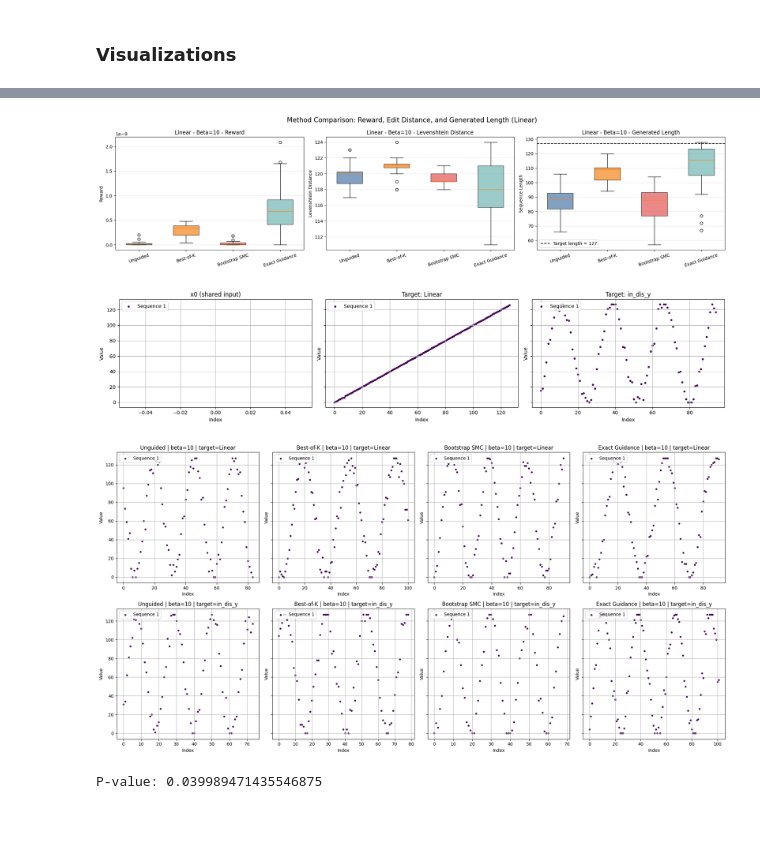
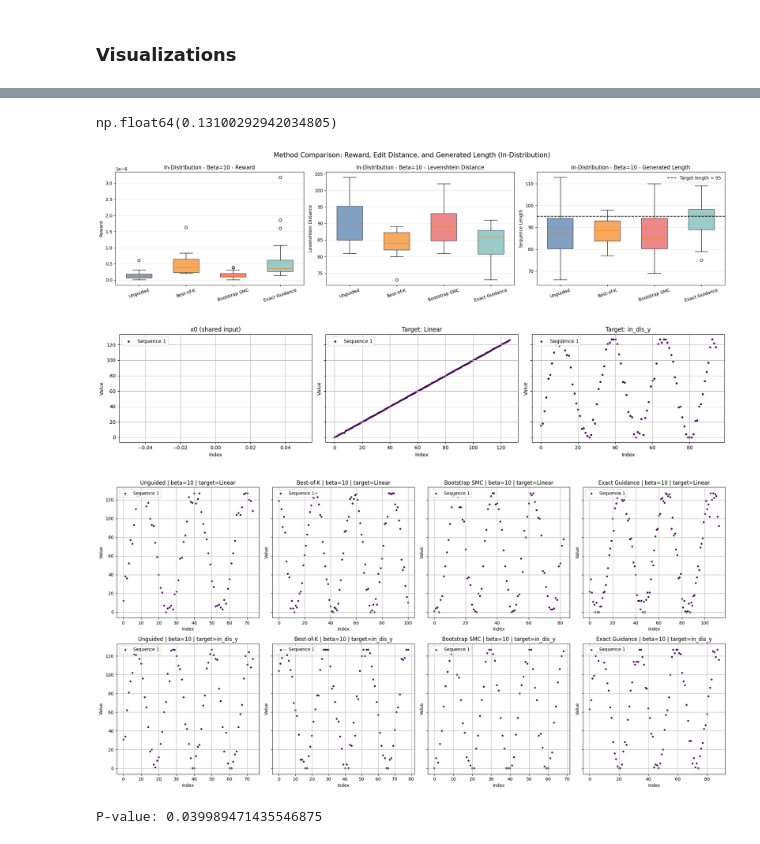
Before and after one commit to upsilonyc/edit-flows-guidance-demo, a Jupyter notebook: main.ipynb, the cells around one changed output, grey strips where cells are left out. Saved outputs shown, nothing was run; the diff lists cells and outputs as text; code cells hidden in the pictures.

Commit message:
benchmark-14

```diff
--- a/main.ipynb
+++ b/main.ipynb
@@ -1921,3 +1925,20 @@ plt.show()
+# %%
+import json
+import numpy as np
+from itertools import chain
+
+rates_raw = u_rates_df[u_rates_df['method_key'] == 'unguided']['rates_in_json']
+
+all_rates = list(chain.from_iterable(
+    json.loads(r) if isinstance(r, str) else r
+    for r in rates_raw
+))
+
+all_rates = np.array(all_rates, dtype=float)
+percentile = np.mean(all_rates > 0.01)
+percentile
+# %% [output]
+np.float64(0.13100292942034805)
 # %%
 import copy
 import json
@@ -1942,7 +1963,7 @@ import matplotlib.pyplot as plt
 trial_results_df = pd.read_csv("trials_280.csv")
 sequence_results_df = pd.read_csv("sequences_280.csv")
 betas = [10]
-target_names = "Linear"  # change this line to the target name in trials.csv for different target visualizations
+target_names = "In-Distribution"  # change this line to the target name in trials.csv for different target visualizations
 method_specs = [
     ("unguided", "Unguided"),
     ("best_of_k", "Best-of-K"),
@@ -1994,36 +2015,36 @@ for beta in betas:
     bp_len = ax_len.boxplot(len_data, patch_artist=True, tick_labels=method_labels, widths=0.55)
     for patch, color in zip(bp_len["boxes"], colors):
         patch.set_facecolor(color)
         patch.set_alpha(0.7)
 
     sequence_target = _sequence_target_name(target_names)
     target_rows = sequence_results_df[
         (sequence_results_df["record_type"] == "target")
         & (sequence_results_df["target"] == sequence_target)
     ]
     if not target_rows.empty:
         target_tokens = json.loads(target_rows.iloc[0]["sequence_json"])
         target_len = len(target_tokens)
         ax_len.axhline(
             y=target_len,
             color="black",
             linestyle="--",
             linewidth=1.5,
             label=f"Target length = {target_len}",
         )
         ax_len.legend(loc="best")
 
     ax_len.set_title(f"{target_names} - Beta={beta} - Generated Length")
     ax_len.set_ylabel("Sequence Length")
     ax_len.tick_params(axis="x", rotation=18)
     ax_len.grid(True, axis="y", alpha=0.3)
 
-fig.suptitle(f"Method Comparison: Reward, Edit Distance, and Generated Length (Linear)", fontsize=15)
+fig.suptitle(f"Method Comparison: Reward, Edit Distance, and Generated Length (In-Distribution)", fontsize=15)
 fig.tight_layout()
-plt.savefig("benchmark_13_box_linear.png")
+plt.savefig("benchmark_14_box_in_dis.png")
 plt.show()
 # %% [output]
-[figure, old version]
+[figure, new version]
 # %%
 # Visualization cell: load representative sequences and plot x0/targets + generated grids
 import json
@@ -2100,7 +2121,7 @@ plt.savefig('benchmark_11_x1.png')
 plt.show()
 # %% [output]
 [figure]
-[figure, old version]
+[figure, new version]
 # %%
 # statistical significance
 from scipy import stats
```
Also changed, not shown: parts of 2 cells of this notebook, 1 other file.
